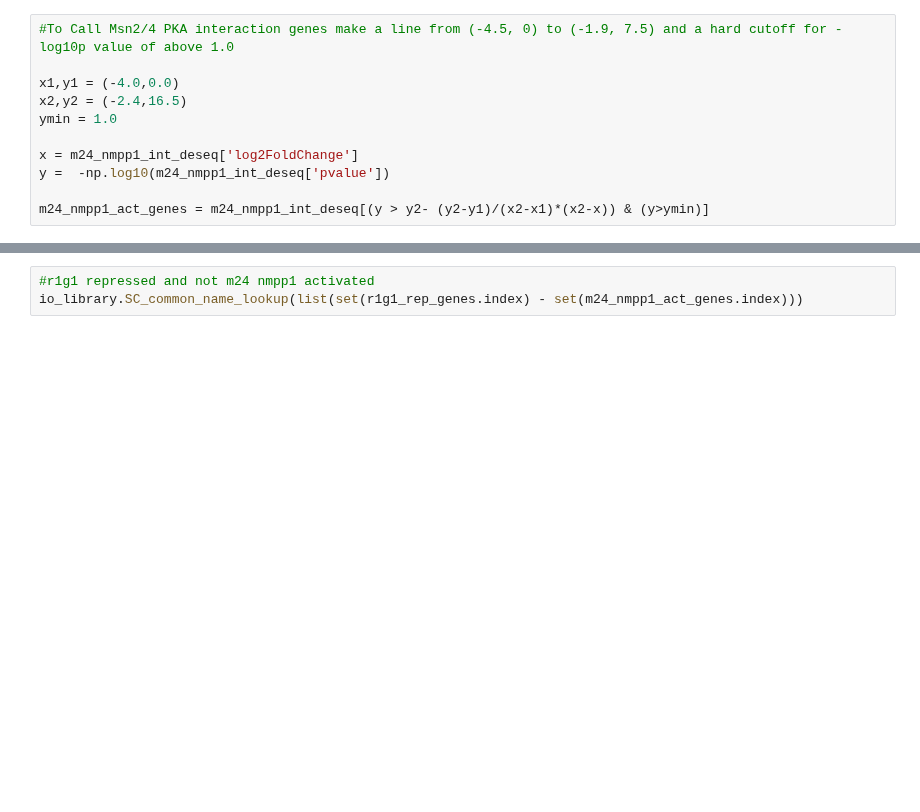
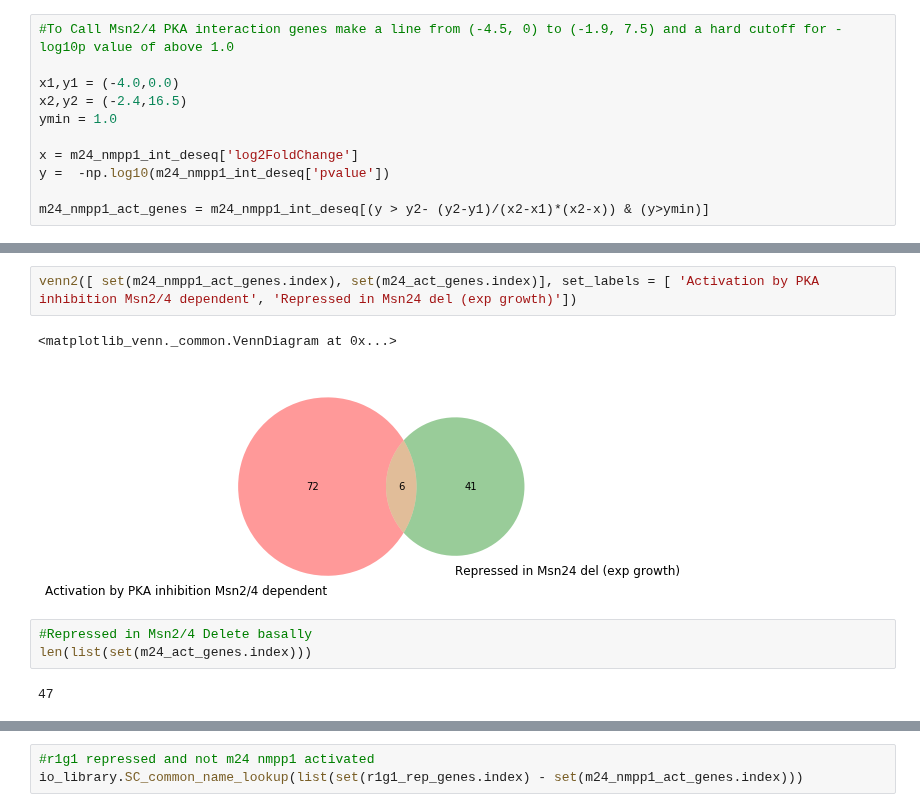
Before and after one commit to heineike02/yeast_esr_expression_analysis, a Jupyter notebook: scripts/20181031_klscpka_r1g1_m24_SC_analysis.ipynb, the cells around one changed output, grey strips where cells are left out. Drawn from its saved outputs; the diff is of its cells as text; blank space fills up the shorter version.

```diff
--- a/scripts/20181031_klscpka_r1g1_m24_SC_analysis.ipynb
+++ b/scripts/20181031_klscpka_r1g1_m24_SC_analysis.ipynb
@@ -331,0 +332,10 @@ venn3([set(r1g1_rep_genes.index), set(m24_nmpp1_act_genes.index), set(m24_act_ge
+# %%
+venn2([ set(m24_nmpp1_act_genes.index), set(m24_act_genes.index)], set_labels = [ 'Activation by PKA inhibition Msn2/4 dependent', 'Repressed in Msn24 del (exp growth)'])
+# %% [output]
+<matplotlib_venn._common.VennDiagram at 0x...>
+[figure, added]
+# %%
+#Repressed in Msn2/4 Delete basally
+len(list(set(m24_act_genes.index)))
+# %% [output]
+47
```
Also changed, not shown: parts of 9 cells of this notebook, 3 other files.
